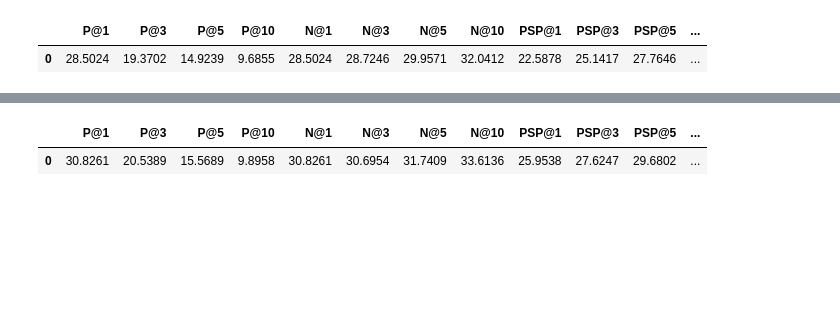
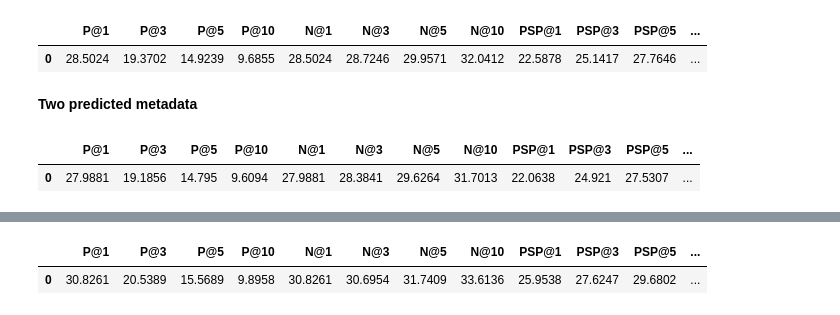
Before and after one commit to suchith720/xc_nlg, a Jupyter notebook: nbs/66-radga-dr-ep-for-wikiseealso.ipynb, the cells around one changed output, grey strips where cells are left out. Cells and saved outputs as stored; diff of their text form; code cells hidden in the pictures; blank space fills up the shorter version.

```diff
--- a/nbs/66-radga-dr-ep-for-wikiseealso.ipynb
+++ b/nbs/66-radga-dr-ep-for-wikiseealso.ipynb
@@ -250,3 +260,10 @@ display_metric(o.metrics)
 # %% [output]
 |  | P@1 | P@3 | P@5 | P@10 | N@1 | N@3 | N@5 | N@10 | PSP@1 | PSP@3 | PSP@5 | ... |
 | 0 | 28.5024 | 19.3702 | 14.9239 | 9.6855 | 28.5024 | 28.7246 | 29.9571 | 32.0412 | 22.5878 | 25.1417 | 27.7646 | ... |
+# %% [markdown]
+__Two predicted metadata__
+# %%
+display_metric(o.metrics)
+# %% [output]
+|  | P@1 | P@3 | P@5 | P@10 | N@1 | N@3 | N@5 | N@10 | PSP@1 | PSP@3 | PSP@5 | ... |
+| 0 | 27.9881 | 19.1856 | 14.795 | 9.6094 | 27.9881 | 28.3841 | 29.6264 | 31.7013 | 22.0638 | 24.921 | 27.5307 | ... |
```
Also changed, not shown: parts of 26 cells of this notebook, 9 other files.
